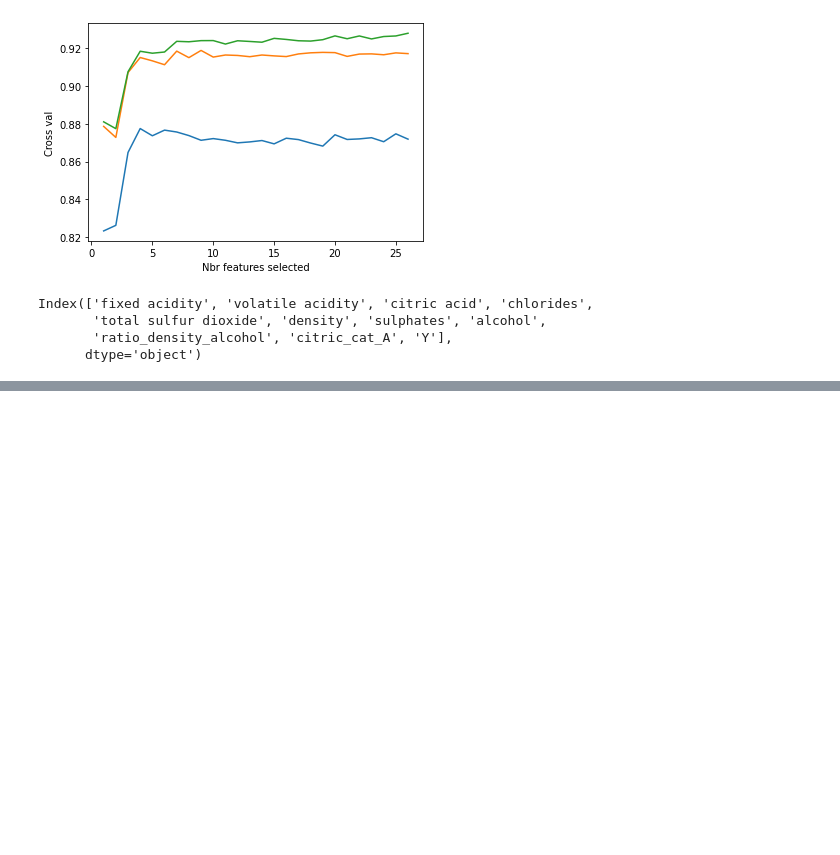
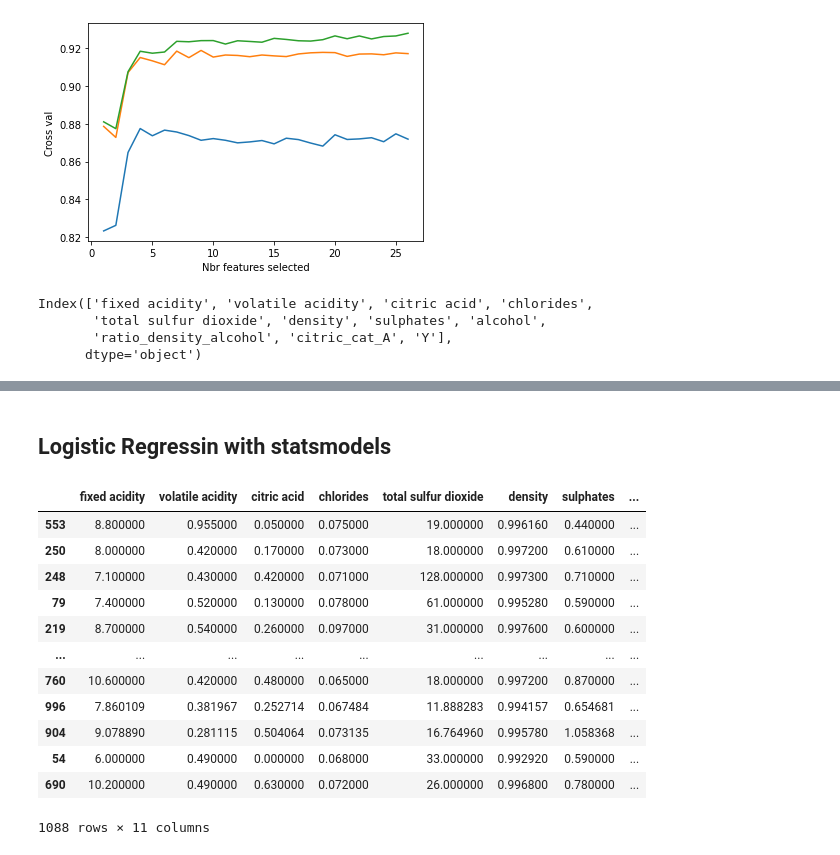
Before and after one commit to guillaumeovf/CarLoanDefault, a Jupyter notebook: wine_quality.ipynb, the cells around one changed output, grey strips where cells are left out. Drawn from its saved outputs; the diff is of its cells as text; code cells hidden in the pictures; blank space fills up the shorter version.

```diff
--- a/wine_quality.ipynb
+++ b/wine_quality.ipynb
@@ -1323,0 +1398,24 @@ train_smote[final_list_features].head()
+# %% [markdown]
+## Logistic Regressin with statsmodels
+# %%
+import statsmodels.api as stms
+# Be careful with the dummy features because the logistic regression is sensitive
+# to the full rank column condition
+
+logit_model = stms.Logit(train_smote['Y'], train_smote[final_list_features].iloc[:,0:-1])
+
+train_smote[final_list_features]
+# %% [output]
+|  | fixed acidity | volatile acidity | citric acid | chlorides | total sulfur dioxide | density | sulphates | ... |
+| 553 | 8.800000 | 0.955000 | 0.050000 | 0.075000 | 19.000000 | 0.996160 | 0.440000 | ... |
+| 250 | 8.000000 | 0.420000 | 0.170000 | 0.073000 | 18.000000 | 0.997200 | 0.610000 | ... |
+| 248 | 7.100000 | 0.430000 | 0.420000 | 0.071000 | 128.000000 | 0.997300 | 0.710000 | ... |
+| 79 | 7.400000 | 0.520000 | 0.130000 | 0.078000 | 61.000000 | 0.995280 | 0.590000 | ... |
+| 219 | 8.700000 | 0.540000 | 0.260000 | 0.097000 | 31.000000 | 0.997600 | 0.600000 | ... |
+| ... | ... | ... | ... | ... | ... | ... | ... | ... |
+| 760 | 10.600000 | 0.420000 | 0.480000 | 0.065000 | 18.000000 | 0.997200 | 0.870000 | ... |
+| 996 | 7.860109 | 0.381967 | 0.252714 | 0.067484 | 11.888283 | 0.994157 | 0.654681 | ... |
+| 904 | 9.078890 | 0.281115 | 0.504064 | 0.073135 | 16.764960 | 0.995780 | 1.058368 | ... |
+| 54 | 6.000000 | 0.490000 | 0.000000 | 0.068000 | 33.000000 | 0.992920 | 0.590000 | ... |
+| 690 | 10.200000 | 0.490000 | 0.630000 | 0.072000 | 26.000000 | 0.996800 | 0.780000 | ... |
+1088 rows × 11 columns
```
Also changed, not shown: parts of 6 cells of this notebook.
